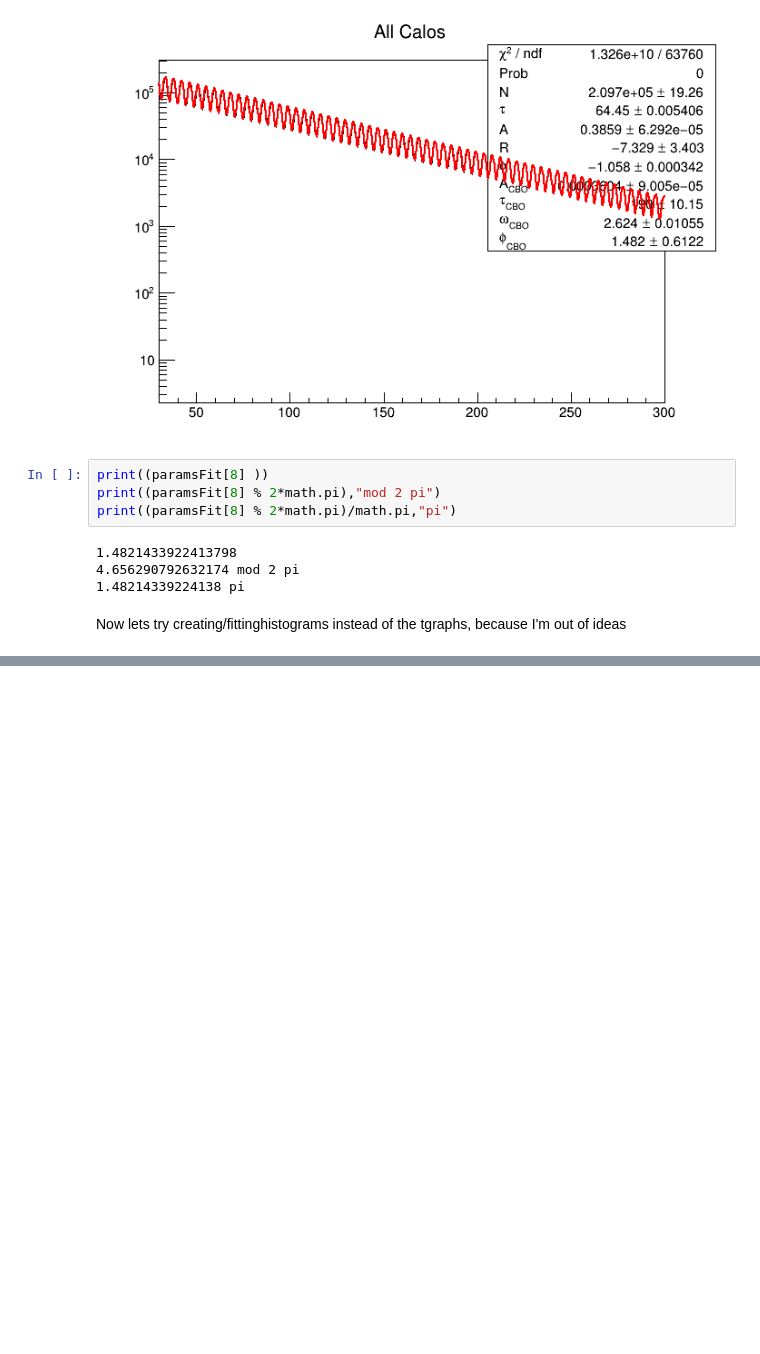
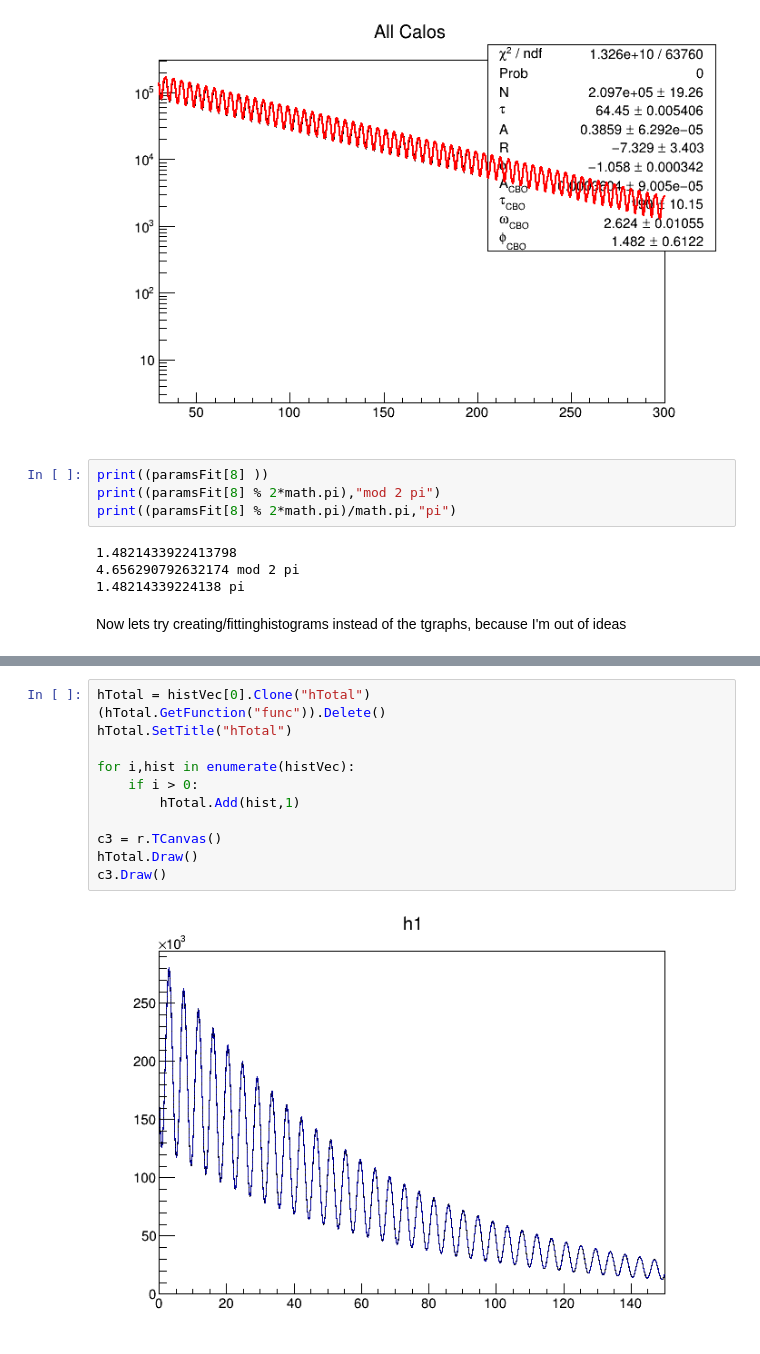
Before and after one commit to jlabounty/g-2, a Jupyter notebook: calorimeter/CBO_Decoherence_ToyMonteCarlo.ipynb, the cells around one changed output, grey strips where cells are left out. Saved outputs shown, nothing was run; the diff lists cells and outputs as text; blank space fills up the shorter version.

```diff
--- a/calorimeter/CBO_Decoherence_ToyMonteCarlo.ipynb
+++ b/calorimeter/CBO_Decoherence_ToyMonteCarlo.ipynb
@@ -417,0 +430,14 @@ Warning in <Fit>: Abnormal termination of minimization.
+# %%
+hTotal = histVec[0].Clone("hTotal")
+(hTotal.GetFunction("func")).Delete()
+hTotal.SetTitle("hTotal")
+
+for i,hist in enumerate(histVec):
+    if i > 0:
+        hTotal.Add(hist,1)
+
+c3 = r.TCanvas()
+hTotal.Draw()
+c3.Draw()
+# %% [output]
+[figure, added]
```
Also changed, not shown: parts of 7 cells of this notebook, 2 other files.
